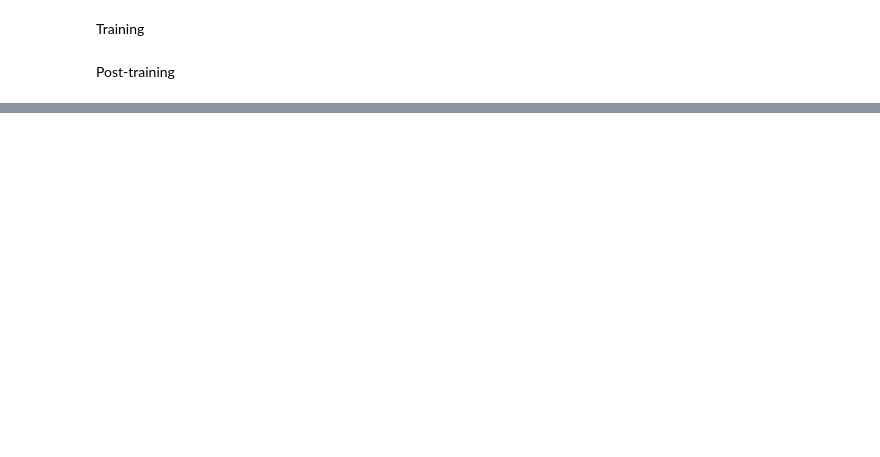
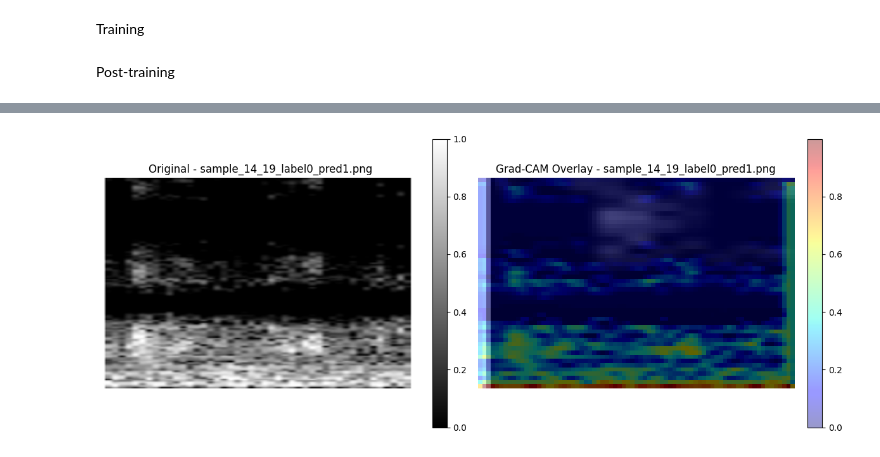
Before and after one commit to glimeuxe/quake, a Jupyter notebook: main.ipynb, the cells around one changed output, grey strips where cells are left out. Drawn from its saved outputs; the diff is of its cells as text; code cells hidden in the pictures; blank space fills up the shorter version.

```diff
--- a/main.ipynb
+++ b/main.ipynb
@@ -368,0 +332,80 @@ print(evaluate_model(m, test_loader))
+# %%
+def save_SCNNQ730_samples(dataloader):
+	"""Saves image results for where SCNNQ730 succeeded or failed, for Grad-CAM analysis."""
+	save_misclassified_dir = "SCNNQ730_misclassified"
+	save_classified_dir = "SCNNQ730_classified"
+
+	model = SCNNQ730().to(DEVICE)
+	load_weights(model)
+	model.eval()
+
+	os.makedirs(save_misclassified_dir, exist_ok=True)
+	os.makedirs(save_classified_dir, exist_ok=True)
+
+	Y_hat, Y = [], []
+	tp_to_save = 5
+	tn_to_save = 5
+
+	with torch.no_grad():
+		for batch_idx, (x, y) in enumerate(dataloader):
+			x, y = x.to(DEVICE), y.to(DEVICE)
+			y_pred = model(x).round()
+			Y_hat.append(y_pred.cpu())
+			Y.append(y.cpu())
+
+			for i in range(x.size(0)):
+				label = int(y[i].item())
+				pred = int(y_pred[i].item())
+				filename = f"sample_{batch_idx}_{i}_label{label}_pred{pred}.png"
+				if pred != label:
+					save_image(x[i].cpu(), os.path.join(save_misclassified_dir, filename))
+				elif (label == 1 and tp_to_save > 0) or (label == 0 and tn_to_save > 0):
+					save_image(x[i].cpu(), os.path.join(save_classified_dir, filename))
+					if label == 1:
+						tp_to_save -= 1
+					else:
+						tn_to_save -= 1
+	return
+
+def show_SCNNQ730_grads():
+	"""Generates Grad-CAM overlays for SCNNQ730."""
+	image_folder = "SCNNQ730_misclassified"
+
+	model = SCNNQ730().to(DEVICE)
+	load_weights(model)
+	model.eval()
+
+	cam_extractor = GradCAM(model, target_layer=model.conv3)
+
+	for filename in os.listdir(image_folder):
+		if filename.endswith(".png"):
+			image_path = os.path.join(image_folder, filename)
+			image = read_image(image_path)
+			image = convert_image_dtype(image, dtype=torch.float32)
+			out = model(image.unsqueeze(0).to(DEVICE))
+			print(out)
+			activation_map = cam_extractor(out.squeeze().argmax().item(), out)
+			image_np = image.squeeze().permute(1, 2, 0).cpu().numpy()
+			cam = activation_map[0].squeeze().cpu().numpy()
+
+			print(f"Processing {filename}")
+
+			fig, axes = plt.subplots(1, 2, figsize=(12, 5))
+
+			axes[0].imshow(image_np, cmap="gray")
+			axes[0].set_title(f"Original - {filename}")
+			axes[0].axis("off")
+			fig.colorbar(axes[0].imshow(image_np, cmap="gray"), ax=axes[0], fraction=0.046, pad=0.04)
+
+			axes[1].imshow(image_np, cmap="gray")
+			im = axes[1].imshow(cam, cmap="jet", alpha=0.4)
+			axes[1].set_title(f"Grad-CAM Overlay - {filename}")
+			axes[1].axis('off')
+			fig.colorbar(im, ax=axes[1], fraction=0.046, pad=0.04)
+
+			plt.tight_layout()
+			plt.show()
+
+save_SCNNQ730_samples(dev_loader)
+show_SCNNQ730_grads()
+# %% [output]
@@ -368,0 +414 @@ print(evaluate_model(m, test_loader))
+[figure, added]
```
Also changed, not shown: parts of 8 cells of this notebook, 1 other file.
